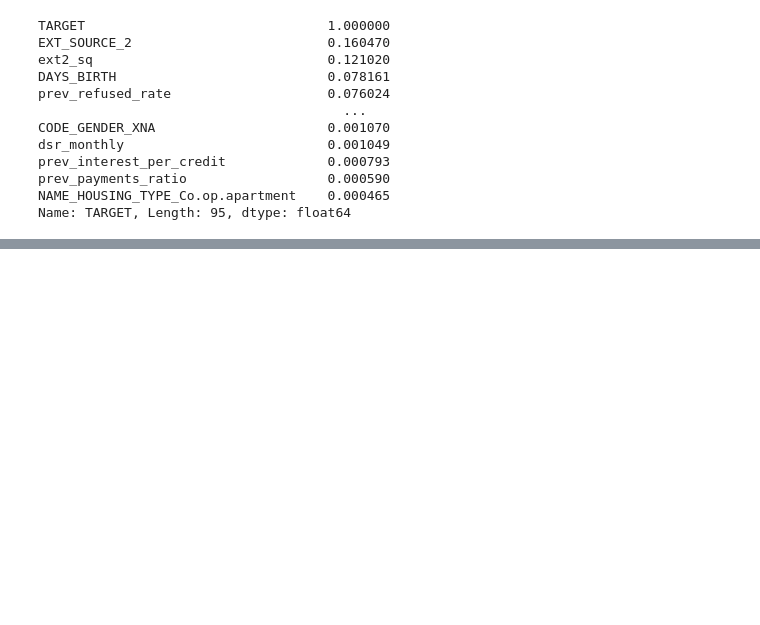
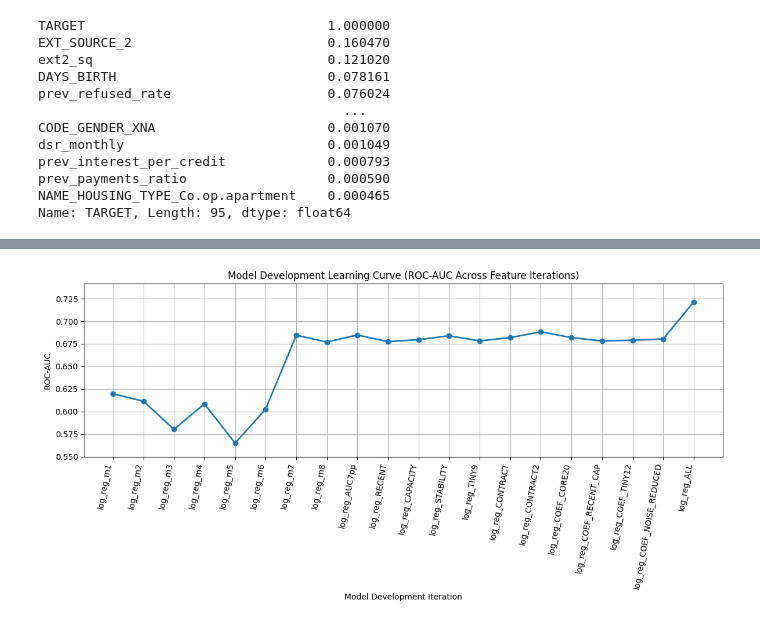
Before and after one commit to sumanth2122/403Project2, a Jupyter notebook: models.ipynb, the cells around one changed output, grey strips where cells are left out. Cells and saved outputs as stored; diff of their text form; code cells hidden in the pictures; blank space fills up the shorter version.

Commit message:
visualizations and clean outputs

```diff
--- a/models.ipynb
+++ b/models.ipynb
@@ -156,7 +156,7 @@ def roc_auc(y_true, y_score):
     tpr = np.r_[0.0, tpr, 1.0]
     fpr = np.r_[0.0, fpr, 1.0]
 
-    return float(np.trapz(tpr, fpr))
+    return float(np.trapezoid(tpr, fpr))
 # %%
 def choose_threshold_at_recall(y_true, y_score, target_recall=0.81):
     y = np.asarray(y_true, dtype=int)
@@ -791,15 +810,13 @@ LDA Metrics: ({'accuracy': 0.4479891000822378, 'recall': 0.8002867768655607, 'pr
 #     print("SVM:", cross_validate(svm_model, train_df, val_df, cv=5))
 #     print("LDA:", cross_validate(lda_model, train_df, val_df, cv=5))
 # %%
-# # get all columns except ID
-# all_features = [col for col in data_fe.columns if col != 'SK_ID_CURR']
-# train_all = train_data_random[all_features].copy()
-# val_all = val_data_random[all_features].copy()
+# get all columns except ID
+all_features = [col for col in data_fe.columns if col != 'SK_ID_CURR']
+train_all = train_data_random[all_features].copy()
+val_all = val_data_random[all_features].copy()
 
-# log_reg_metrics_all = cross_validate(log_reg, train_all, val_all, cv=5)
-# print(log_reg_metrics_all)
-# svc_metrics_all = cross_validate(svm_model, train_all, val_all, cv=5)
-# print(svc_metrics_all)
-# lda_metrics_all = cross_validate(lda_model, train_all, val_all, cv=5)
-# print(lda_metrics_all)
+log_reg_metrics_all = cross_validate(log_reg, train_all, val_all, cv=5)
+print(log_reg_metrics_all)
+lda_metrics_all = cross_validate(lda_model, train_all, val_all, cv=5)
+print(lda_metrics_all)
 # %% [output]
@@ -1083,0 +945,31 @@ plt.show()
+# %%
+import matplotlib.pyplot as plt
+
+# Ordered model keys in development order
+ordered_model_keys = [
+     "log_reg_m1","log_reg_m2","log_reg_m3","log_reg_m4",
+    "log_reg_m5","log_reg_m6","log_reg_m7","log_reg_m8",
+    "log_reg_AUC7pp","log_reg_RECENT","log_reg_CAPACITY",
+    "log_reg_STABILITY","log_reg_TINY9","log_reg_CONTRACT",
+    "log_reg_CONTRACT2","log_reg_COEF_CORE20",
+    "log_reg_COEF_RECENT_CAP","log_reg_COEF_TINY12",
+    "log_reg_COEF_NOISE_REDUCED", "log_reg_ALL"
+]
+
+# Extract ordered AUC values
+auc_values = [model_results[k][2]["roc_auc"] for k in ordered_model_keys]
+
+# Plot learning curve
+plt.figure(figsize=(12,6))
+plt.plot(range(1, len(auc_values)+1), auc_values, marker='o', linewidth=2)
+
+plt.xticks(range(1, len(auc_values)+1), ordered_model_keys, rotation=80, ha='right')
+plt.ylabel("ROC-AUC")
+plt.xlabel("Model Development Iteration")
+plt.title("Model Development Learning Curve (ROC-AUC Across Feature Iterations)")
+plt.grid(True)
+plt.ylim(0.55, max(auc_values) + 0.02)
+plt.tight_layout()
+plt.show()
+# %% [output]
+[figure, added]
```
Also changed, not shown: parts of 17 cells of this notebook.
